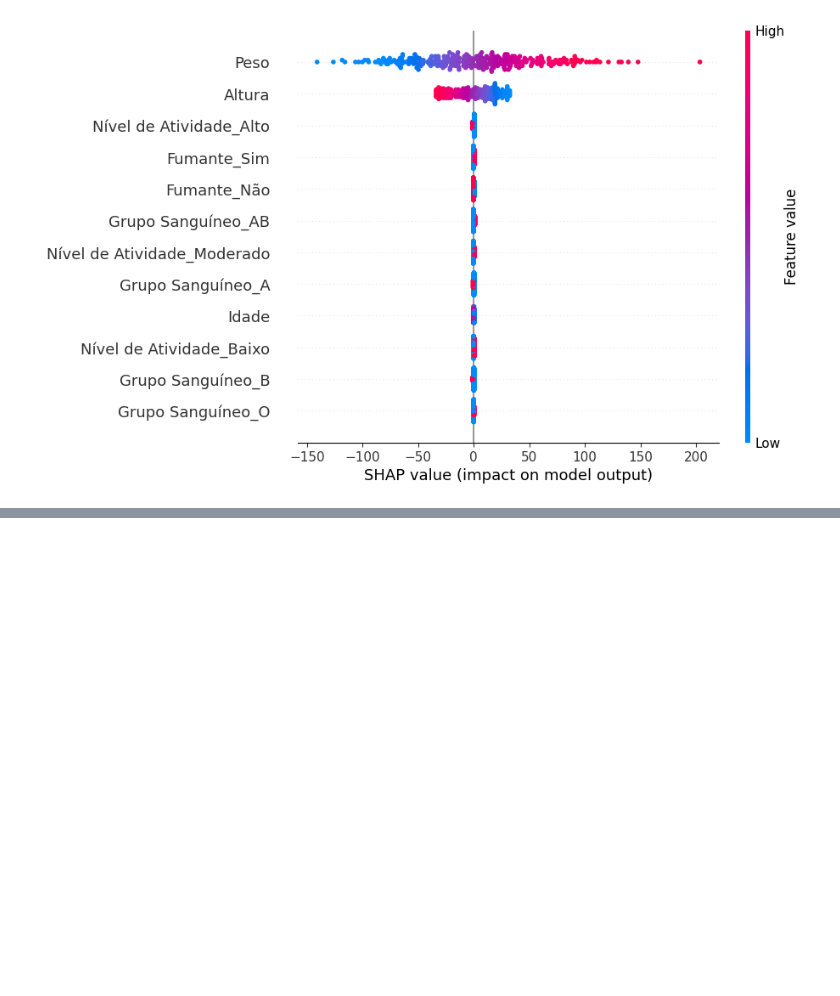
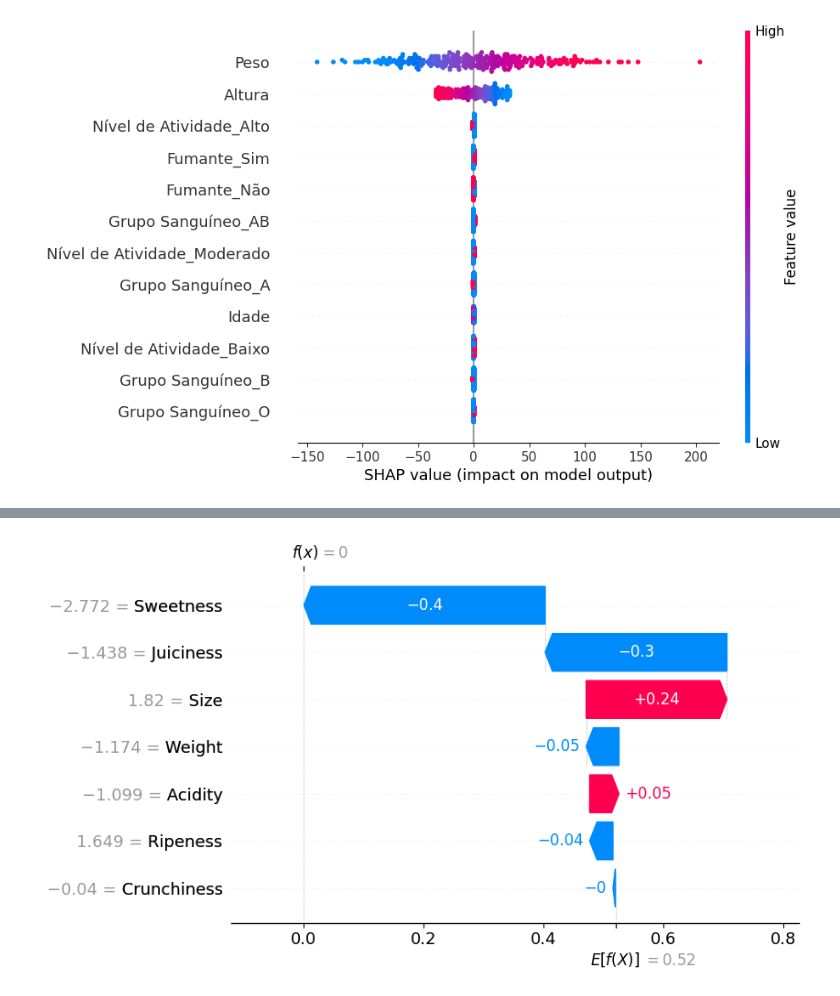
Before and after one commit to rocketseat-education/Desenvolvimento-de-IA, a Jupyter notebook: Topicos Complementares/shapley.ipynb, the cells around one changed output, grey strips where cells are left out. Cells and saved outputs as stored; diff of their text form; code cells hidden in the pictures; blank space fills up the shorter version.

```diff
--- a/Topicos Complementares/shapley.ipynb
+++ b/Topicos Complementares/shapley.ipynb
@@ -121,0 +219,5 @@ shap.plots.beeswarm(shap_values_reg, max_display=13)
+# %%
+# Plotar os Shap Values para um exemplo específico
+shap.waterfall_plot(shap_values_reg[0])
+# %% [output]
+[figure, added]
```
Also changed, not shown: parts of 16 cells of this notebook.
